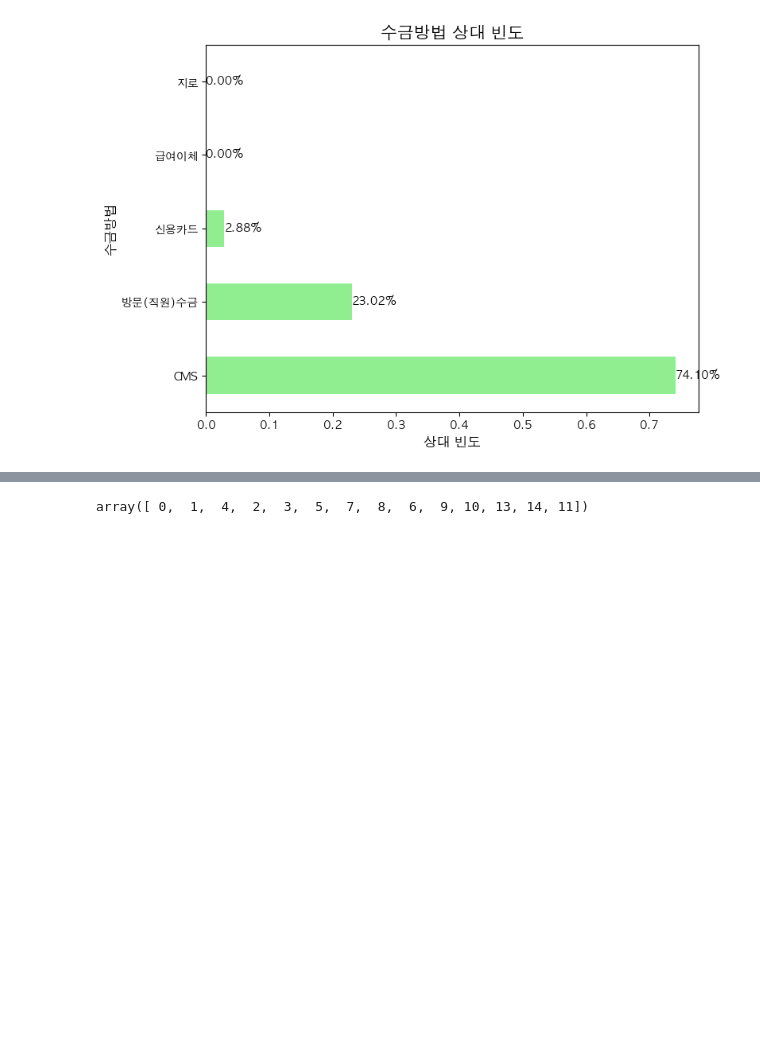
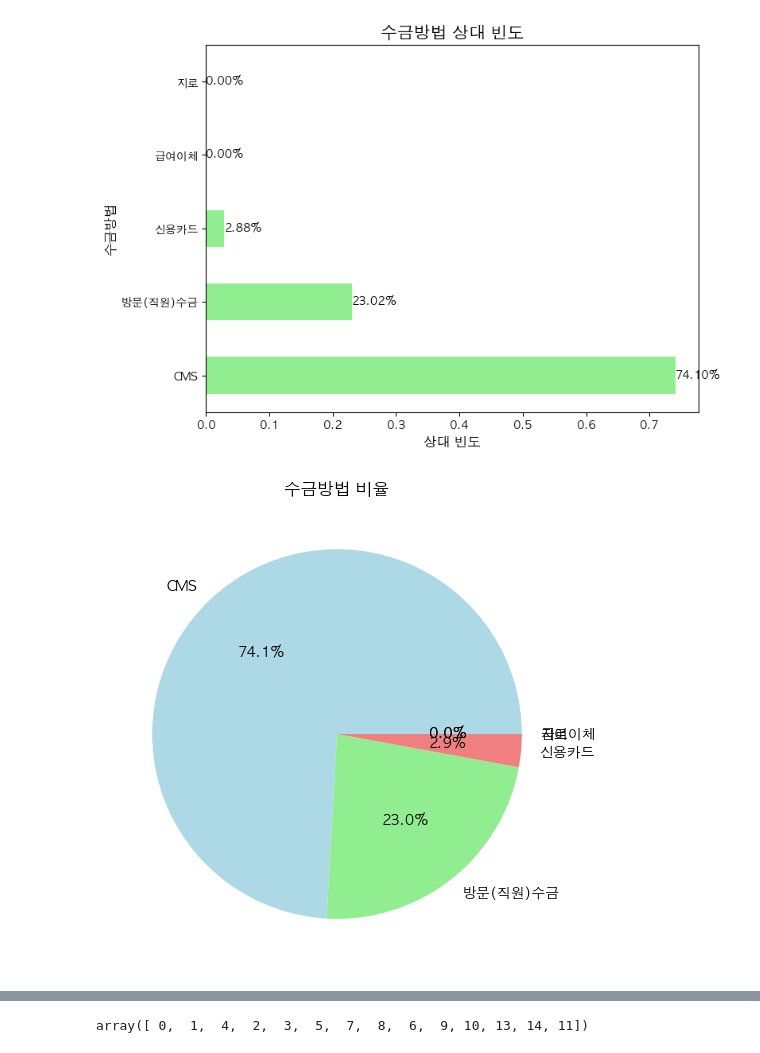
Before and after one commit to dhlee23/DBB-Expert, a Jupyter notebook: db_notes/DBB_proj2.ipynb, the cells around one changed output, grey strips where cells are left out. Cells and saved outputs as stored; diff of their text form; code cells hidden in the pictures; blank space fills up the shorter version.

```diff
--- a/db_notes/DBB_proj2.ipynb
+++ b/db_notes/DBB_proj2.ipynb
@@ -148,3 +150,17 @@ plt.ylabel('수금방법', fontsize=12)
 plt.show()
 # %% [output]
 [figure]
+# %%
+import pandas as pd
+import matplotlib.pyplot as plt
+
+# 각 수금방법의 비율 계산
+proportions = df1['수금방법코드_매핑'].value_counts(normalize=True)
+
+# 파이 차트 그리기
+plt.figure(figsize=(6, 6))
+plt.pie(proportions, labels=proportions.index, autopct='%1.1f%%', colors=['lightblue', 'lightgreen', 'lightcoral', 'lightpink'])
+plt.title('수금방법 비율')
+plt.show()
+# %% [output]
+[figure, added]
```
Also changed, not shown: parts of 3 cells of this notebook.
